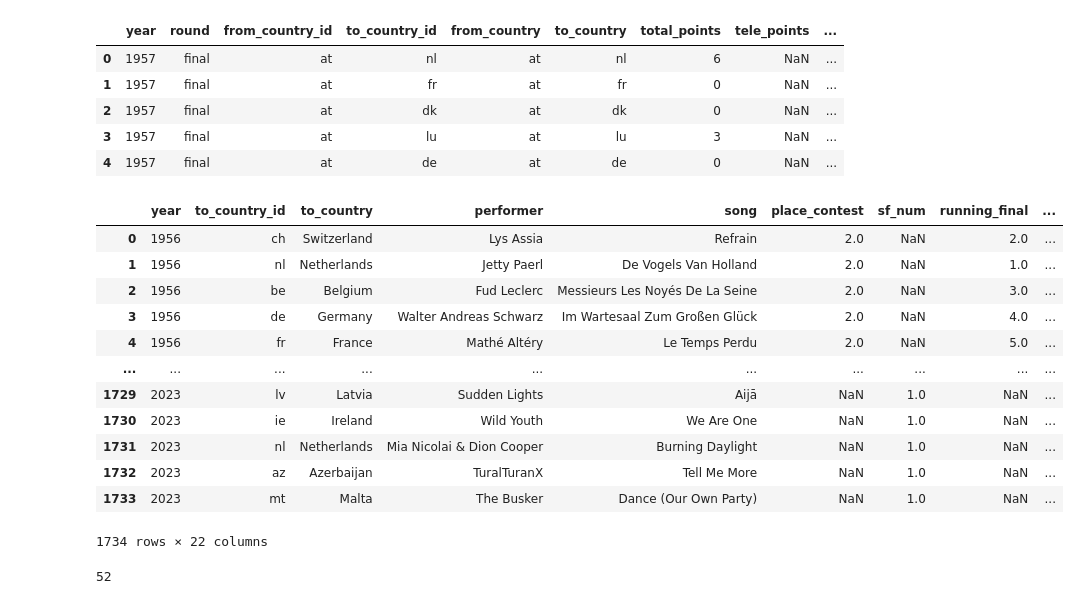
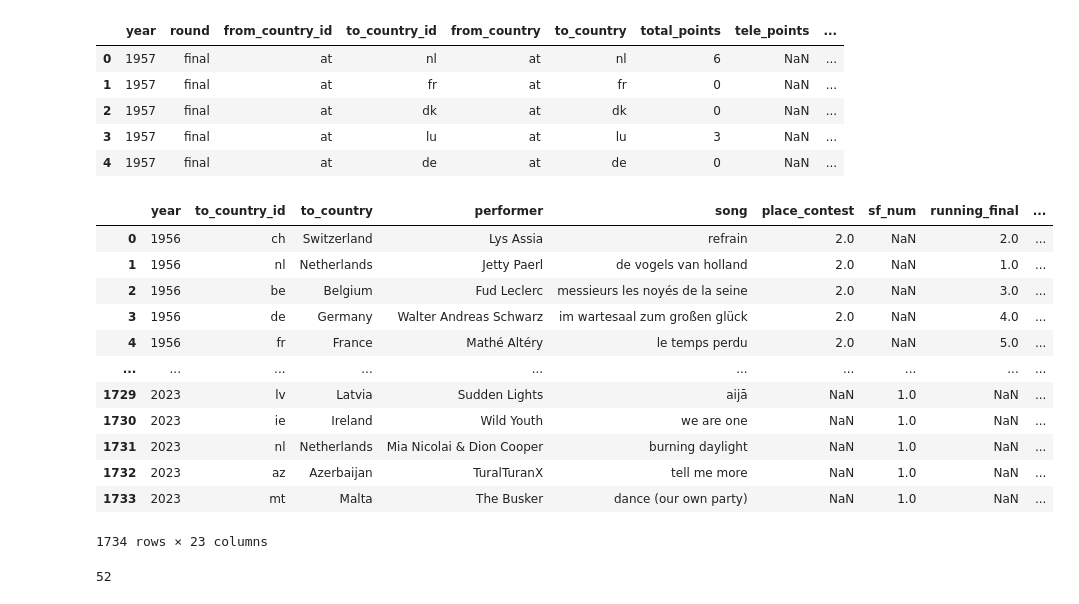
Before and after one commit to awamboldt/Alex_Ayla_Neringa, a Jupyter notebook: eurovision.ipynb, the cells around one changed output. Drawn from its saved outputs; the diff is of its cells as text; code cells hidden in the pictures.

Commit message:
missing_names

```diff
--- a/eurovision.ipynb
+++ b/eurovision.ipynb
@@ -86,26 +87,35 @@ def country_abbrev_mapping(df, col):
     df[col] = df[col].str.strip().replace(country_code_list)
     return(df)
 # %%
+# mapping round onto data
+
+contestants_final_df['round'] = np.where(contestants_final_df['running_final'].notna(), 'final', 'semifinal')
+contestants_final_df.tail(50)
+
+# making song names lower case for join
+
+contestants_final_df['song']=contestants_final_df['song'].str.lower()
+
 #making new column for just country names
 
 contestants_final_df['country'] = contestants_final_df['to_country_id']
 
 # Getting country column for contestants
 country_abbrev_mapping(contestants_final_df, 'country')
 # %% [output]
 |  | year | to_country_id | to_country | performer | song | place_contest | sf_num | running_final | ... |
-| 0 | 1956 | ch | Switzerland | Lys Assia | Refrain | 2.0 | NaN | 2.0 | ... |
-| 1 | 1956 | nl | Netherlands | Jetty Paerl | De Vogels Van Holland | 2.0 | NaN | 1.0 | ... |
-| 2 | 1956 | be | Belgium | Fud Leclerc | Messieurs Les Noyés De La Seine | 2.0 | NaN | 3.0 | ... |
-| 3 | 1956 | de | Germany | Walter Andreas Schwarz | Im Wartesaal Zum Großen Glück | 2.0 | NaN | 4.0 | ... |
-| 4 | 1956 | fr | France | Mathé Altéry | Le Temps Perdu | 2.0 | NaN | 5.0 | ... |
+| 0 | 1956 | ch | Switzerland | Lys Assia | refrain | 2.0 | NaN | 2.0 | ... |
+| 1 | 1956 | nl | Netherlands | Jetty Paerl | de vogels van holland | 2.0 | NaN | 1.0 | ... |
+| 2 | 1956 | be | Belgium | Fud Leclerc | messieurs les noyés de la seine | 2.0 | NaN | 3.0 | ... |
+| 3 | 1956 | de | Germany | Walter Andreas Schwarz | im wartesaal zum großen glück | 2.0 | NaN | 4.0 | ... |
+| 4 | 1956 | fr | France | Mathé Altéry | le temps perdu | 2.0 | NaN | 5.0 | ... |
 | ... | ... | ... | ... | ... | ... | ... | ... | ... | ... |
-| 1729 | 2023 | lv | Latvia | Sudden Lights | Aijā | NaN | 1.0 | NaN | ... |
-| 1730 | 2023 | ie | Ireland | Wild Youth | We Are One | NaN | 1.0 | NaN | ... |
-| 1731 | 2023 | nl | Netherlands | Mia Nicolai & Dion Cooper | Burning Daylight | NaN | 1.0 | NaN | ... |
-| 1732 | 2023 | az | Azerbaijan | TuralTuranX | Tell Me More | NaN | 1.0 | NaN | ... |
-| 1733 | 2023 | mt | Malta | The Busker | Dance (Our Own Party) | NaN | 1.0 | NaN | ... |
+| 1729 | 2023 | lv | Latvia | Sudden Lights | aijā | NaN | 1.0 | NaN | ... |
+| 1730 | 2023 | ie | Ireland | Wild Youth | we are one | NaN | 1.0 | NaN | ... |
+| 1731 | 2023 | nl | Netherlands | Mia Nicolai & Dion Cooper | burning daylight | NaN | 1.0 | NaN | ... |
+| 1732 | 2023 | az | Azerbaijan | TuralTuranX | tell me more | NaN | 1.0 | NaN | ... |
+| 1733 | 2023 | mt | Malta | The Busker | dance (our own party) | NaN | 1.0 | NaN | ... |
-1734 rows × 22 columns
+1734 rows × 23 columns
 # %%
 contestants_final_df['country'].nunique()
 # %% [output]
```
Also changed, not shown: parts of 16 cells of this notebook, 3 other files.
